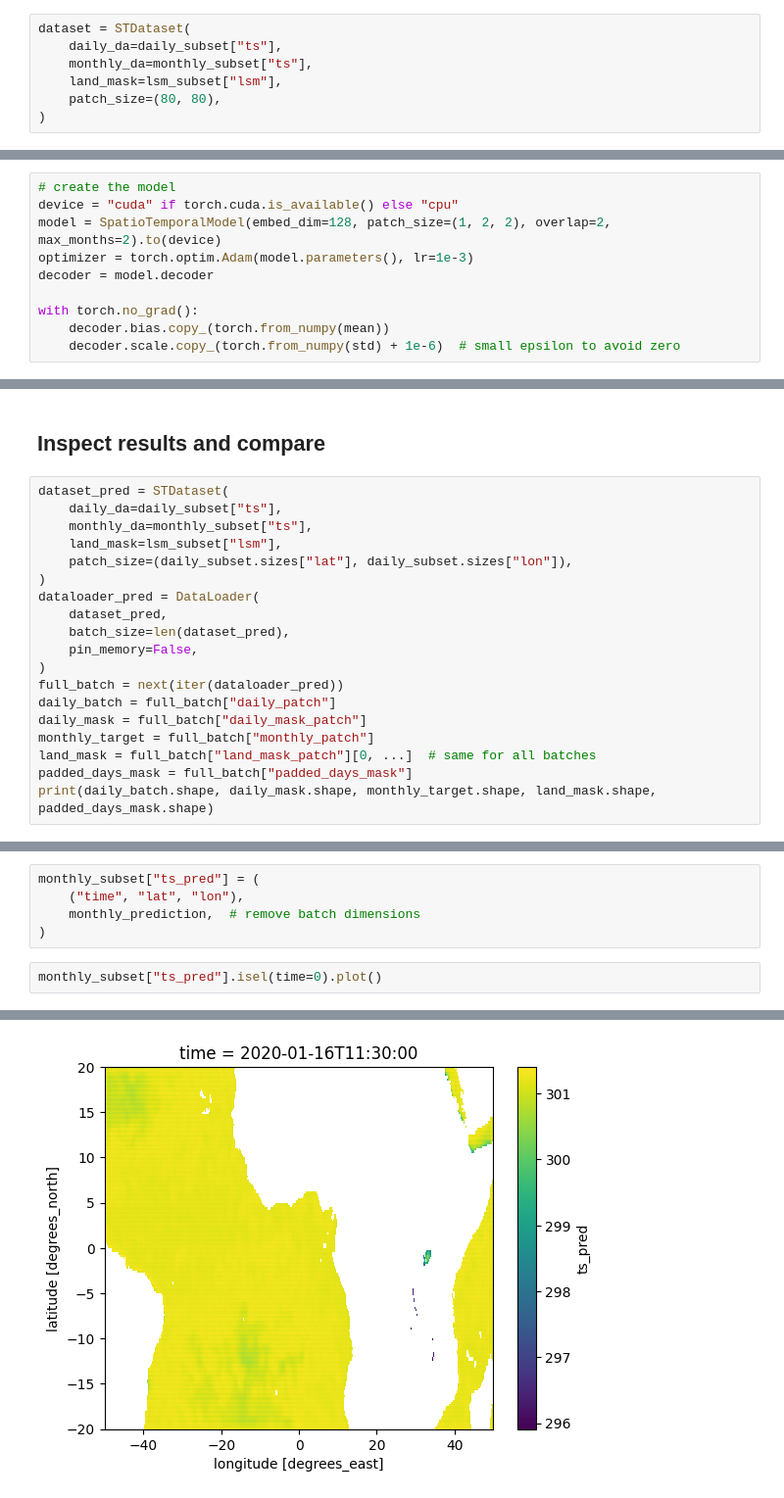
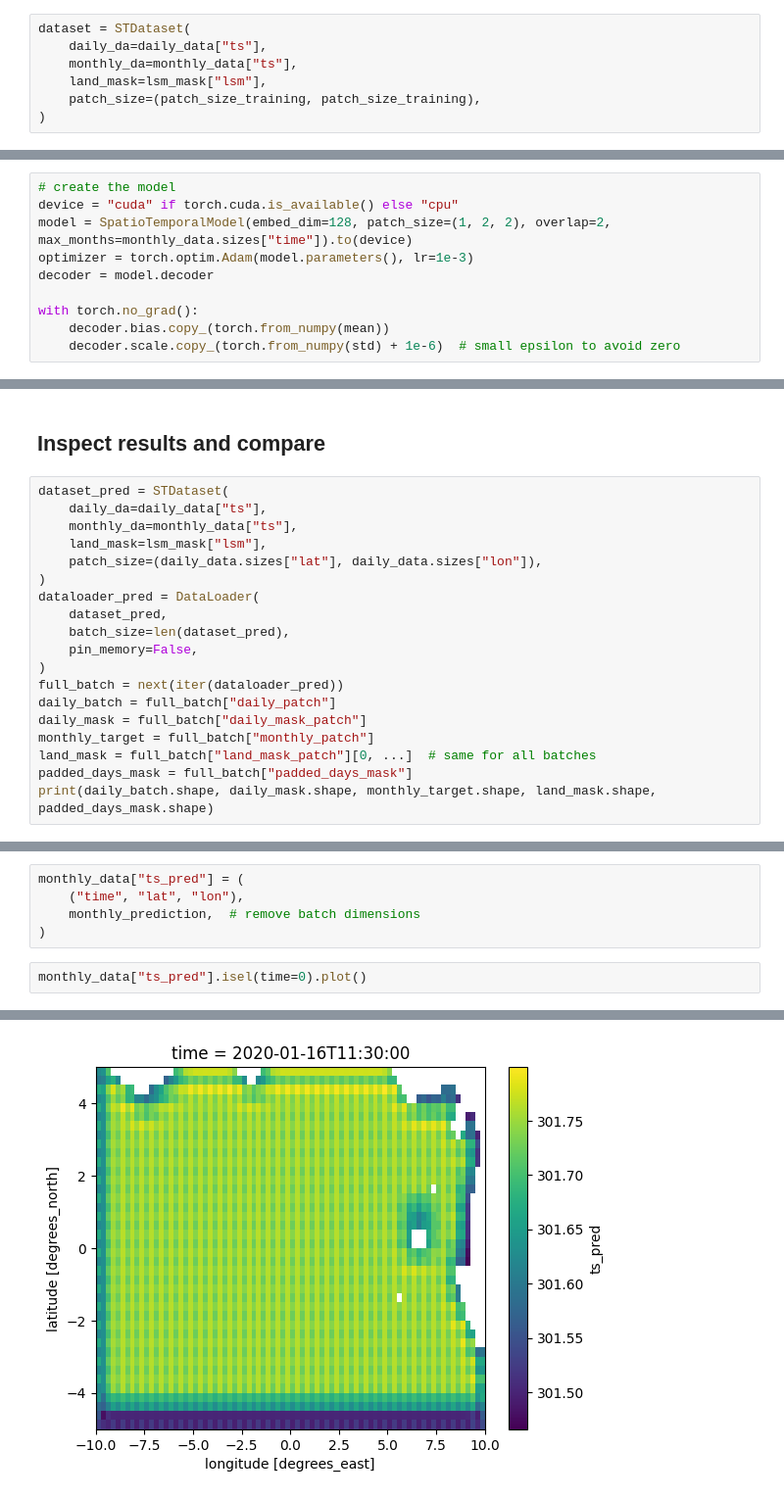
Before and after one commit to ESMValGroup/ClimaNet, a Jupyter notebook: notebooks/example.ipynb, the cells around one changed output, grey strips where cells are left out. Shown at 98% size. Cells and saved outputs as stored; diff of their text form.

Commit message:
initial example of two year data

```diff
--- a/notebooks/example.ipynb
+++ b/notebooks/example.ipynb
@@ -47,17 +140,17 @@ mean: [299.8475  300.13306], std: [1.9400501 2.0374947]
 ## Create dataset
 # %%
 dataset = STDataset(
-    daily_da=daily_subset["ts"],
-    monthly_da=monthly_subset["ts"],
-    land_mask=lsm_subset["lsm"],
-    patch_size=(80, 80),
+    daily_da=daily_data["ts"],
+    monthly_da=monthly_data["ts"],
+    land_mask=lsm_mask["lsm"],
+    patch_size=(patch_size_training, patch_size_training),
 )
 # %% [markdown]
 ## Train the model
 # %%
 # create the model
 device = "cuda" if torch.cuda.is_available() else "cpu"
-model = SpatioTemporalModel(embed_dim=128, patch_size=(1, 2, 2), overlap=2, max_months=2).to(device)
+model = SpatioTemporalModel(embed_dim=128, patch_size=(1, 2, 2), overlap=2, max_months=monthly_data.sizes["time"]).to(device)
 optimizer = torch.optim.Adam(model.parameters(), lr=1e-3)
 decoder = model.decoder
 
@@ -135,10 +228,10 @@ training done!
 ## Inspect results and compare
 # %%
 dataset_pred = STDataset(
-    daily_da=daily_subset["ts"],
-    monthly_da=monthly_subset["ts"],
-    land_mask=lsm_subset["lsm"],
-    patch_size=(daily_subset.sizes["lat"], daily_subset.sizes["lon"]),
+    daily_da=daily_data["ts"],
+    monthly_da=monthly_data["ts"],
+    land_mask=lsm_mask["lsm"],
+    patch_size=(daily_data.sizes["lat"], daily_data.sizes["lon"]),
 )
 dataloader_pred = DataLoader(
     dataset_pred,
@@ -166,12 +259,12 @@ print(monthly_prediction.shape)
 # %%
-monthly_subset["ts_pred"] = (
+monthly_data["ts_pred"] = (
     ("time", "lat", "lon"),
     monthly_prediction,  # remove batch dimensions
 )
 # %%
-monthly_subset["ts_pred"].isel(time=0).plot()
+monthly_data["ts_pred"].isel(time=0).plot()
 # %% [output]
 <matplotlib.collections.QuadMesh at 0x...>
-[figure, old version]
+[figure, new version]
 # %%
 # original target
```
Also changed, not shown: parts of 14 cells of this notebook.
